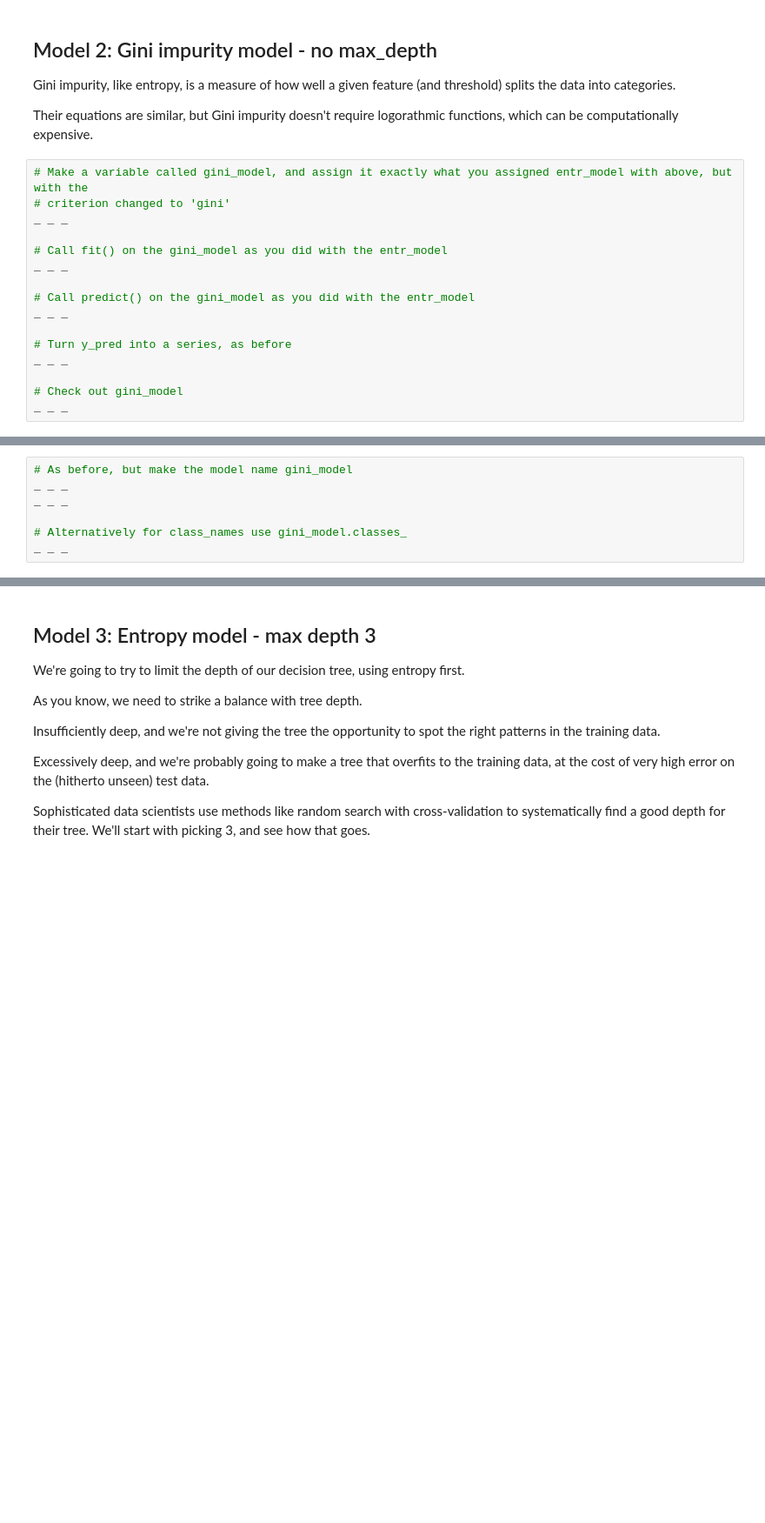
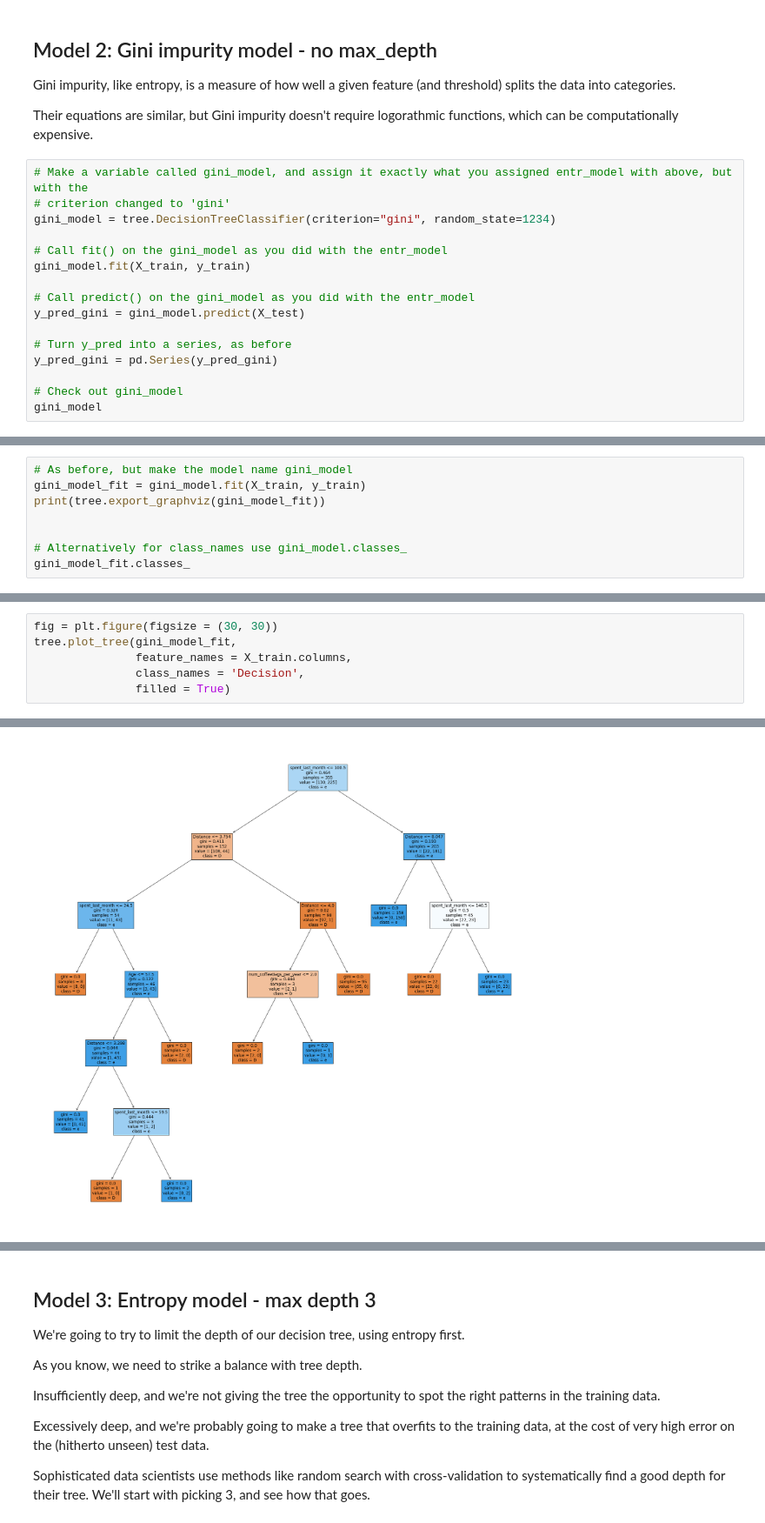
Before and after one commit to DelinM/DataScience_DecisionTree, a Jupyter notebook: Springboard Decision Tree Specialty Coffee Case Study - Tier 3.ipynb, the cells around one changed output, grey strips where cells are left out. Shown at 87% size. Drawn from its saved outputs; the diff is of its cells as text; blank space fills up the shorter version.

```diff
--- a/Springboard Decision Tree Specialty Coffee Case Study - Tier 3.ipynb
+++ b/Springboard Decision Tree Specialty Coffee Case Study - Tier 3.ipynb
@@ -448,16 +448,16 @@ Their equations are similar, but Gini impurity doesn't require logorathmic funct
 # %%
 # Make a variable called gini_model, and assign it exactly what you assigned entr_model with above, but with the
 # criterion changed to 'gini'
-_ _ _
+gini_model = tree.DecisionTreeClassifier(criterion="gini", random_state=1234)
 
 # Call fit() on the gini_model as you did with the entr_model
-_ _ _
+gini_model.fit(X_train, y_train)
 
 # Call predict() on the gini_model as you did with the entr_model
-_ _ _
+y_pred_gini = gini_model.predict(X_test)
 
 # Turn y_pred into a series, as before
-_ _ _
+y_pred_gini = pd.Series(y_pred_gini)
 
 # Check out gini_model
-_ _ _
+gini_model
@@ -464,7 +466,8 @@ _ _ _
 # %%
 # As before, but make the model name gini_model
-_ _ _
-_ _ _
+gini_model_fit = gini_model.fit(X_train, y_train)
+print(tree.export_graphviz(gini_model_fit))
+
 
 # Alternatively for class_names use gini_model.classes_
-_ _ _
+gini_model_fit.classes_
@@ -470,0 +493,7 @@ _ _ _
+# %%
+fig = plt.figure(figsize = (30, 30))
+tree.plot_tree(gini_model_fit,
+               feature_names = X_train.columns,
+               class_names = 'Decision',
+               filled = True)
+# %% [output]
@@ -471,3 +517,4 @@ _ _ _
+[figure, added]
 # %%
 # Run this block for model evaluation
 print("Model Gini impurity model")
```
Also changed, not shown: parts of 6 cells of this notebook.
